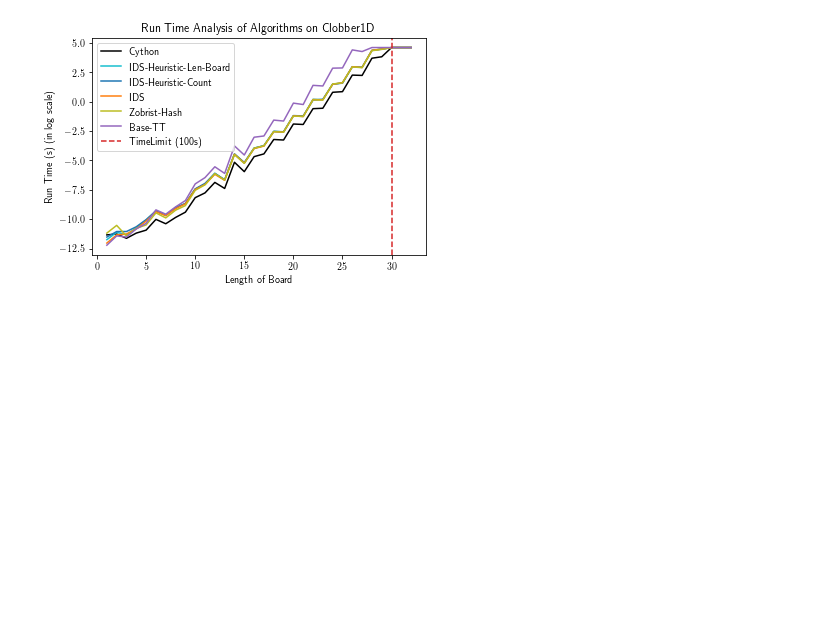
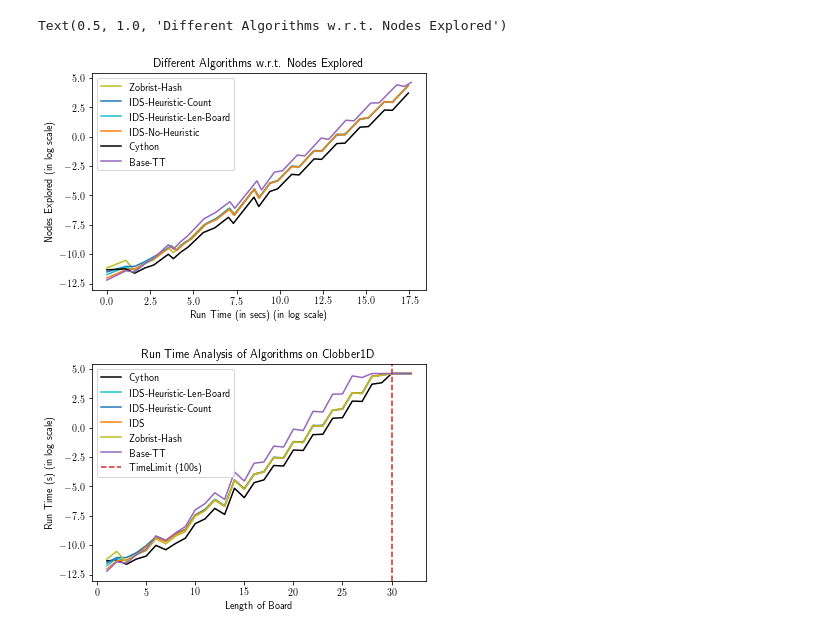
Before and after one commit to saqibameen/clobber-cgt, a Jupyter notebook: plot.ipynb, the cells around one changed output. Saved outputs shown, nothing was run; the diff lists cells and outputs as text; code cells hidden in the pictures; blank space fills up the shorter version.

```diff
--- a/plot.ipynb
+++ b/plot.ipynb
@@ -34,3 +63,18 @@ def get_log(x):
+# %%
+plt.rcParams['text.usetex'] = True
+plt.plot(get_log(zob[:28]), get_log(zobrist[:28]),  color='tab:olive', label='Zobrist-Hash')
+plt.plot(get_log(ids[:28]), get_log(ids_heuristic_count[:28]), color='tab:blue', label='IDS-Heuristic-Count')
+plt.plot(get_log(ids[:28]), get_log(ids_heuristic_len_board[:28]), color='tab:cyan', label='IDS-Heuristic-Len-Board')
+plt.plot(get_log(ids_no[:28]), get_log(ids_no_heuristic[:28]), color='tab:orange', label='IDS-No-Heuristic')
+plt.plot(get_log(cyt[:28]), get_log(cython[:28]), color='k', label='Cython')
+plt.plot(get_log(baseline[:28]), get_log(base[:28]), color='tab:purple', label='Base-TT')
+plt.legend()
+plt.xlabel("Run Time (in secs) (in log scale)")
+plt.ylabel("Nodes Explored (in log scale)")
+plt.title("Different Algorithms w.r.t. Nodes Explored")
+# %% [output]
+Text(0.5, 1.0, 'Different Algorithms w.r.t. Nodes Explored')
+[figure, added]
 # %%
 for fill in range(len(ids_heuristic_len_board)-len(ids_heuristic_count)):
     ids_heuristic_count.append(100)
```
Also changed, not shown: parts of 3 cells of this notebook.
